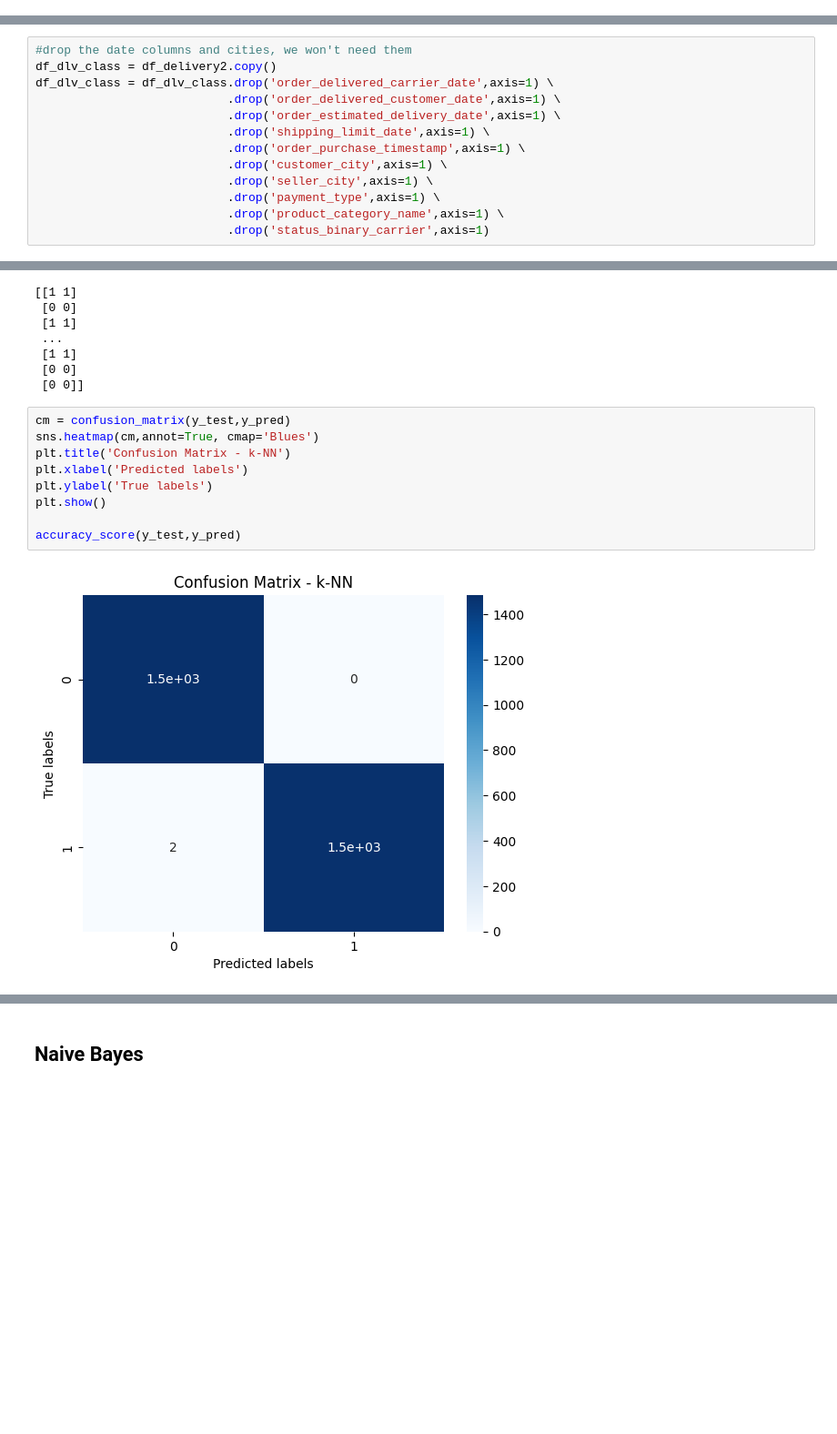
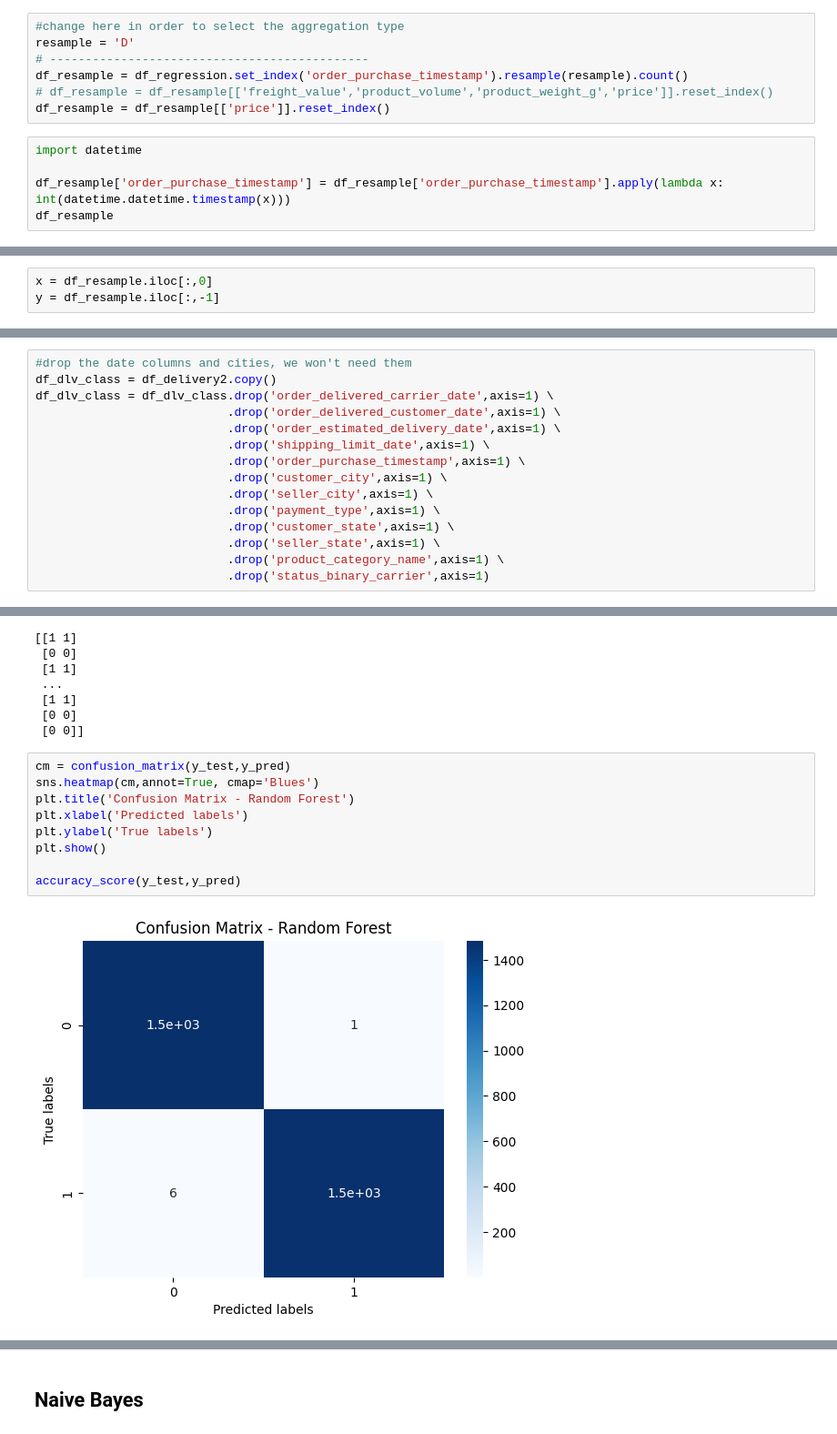
Before and after one commit to mikael-vestri/eCommerceAnalysis, a Jupyter notebook: Olist_Analysis.ipynb, the cells around one changed output, grey strips where cells are left out. Shown at 91% size. Cells and saved outputs as stored; diff of their text form; blank space fills up the shorter version.

```diff
--- a/Olist_Analysis.ipynb
+++ b/Olist_Analysis.ipynb
@@ -1048,0 +1152,12 @@ train_df
+# %%
+#change here in order to select the aggregation type
+resample = 'D'
+# ---------------------------------------------
+df_resample = df_regression.set_index('order_purchase_timestamp').resample(resample).count()
+# df_resample = df_resample[['freight_value','product_volume','product_weight_g','price']].reset_index()
+df_resample = df_resample[['price']].reset_index()
+# %%
+import datetime
+
+df_resample['order_purchase_timestamp'] = df_resample['order_purchase_timestamp'].apply(lambda x: int(datetime.datetime.timestamp(x)))
+df_resample
@@ -1048,0 +1185,3 @@ train_df
+# %%
+x = df_resample.iloc[:,0]
+y = df_resample.iloc[:,-1]
@@ -1201,6 +1384,8 @@ df_dlv_class = df_dlv_class.drop('order_delivered_carrier_date',axis=1) \
                            .drop('customer_city',axis=1) \
                            .drop('seller_city',axis=1) \
                            .drop('payment_type',axis=1) \
+                           .drop('customer_state',axis=1) \
+                           .drop('seller_state',axis=1) \
                            .drop('product_category_name',axis=1) \
                            .drop('status_binary_carrier',axis=1)
 # %%
@@ -1431,11 +1582,11 @@ print(np.concatenate((y_pred.reshape(len(y_pred),1),y_test.reshape(len(y_test),1
 # %%
 cm = confusion_matrix(y_test,y_pred)
 sns.heatmap(cm,annot=True, cmap='Blues')
-plt.title('Confusion Matrix - k-NN')
+plt.title('Confusion Matrix - Random Forest')
 plt.xlabel('Predicted labels')
 plt.ylabel('True labels')
 plt.show()
 
 accuracy_score(y_test,y_pred)
 # %% [output]
-[figure, old version]
+[figure, new version]
```
Also changed, not shown: parts of 85 cells of this notebook.
